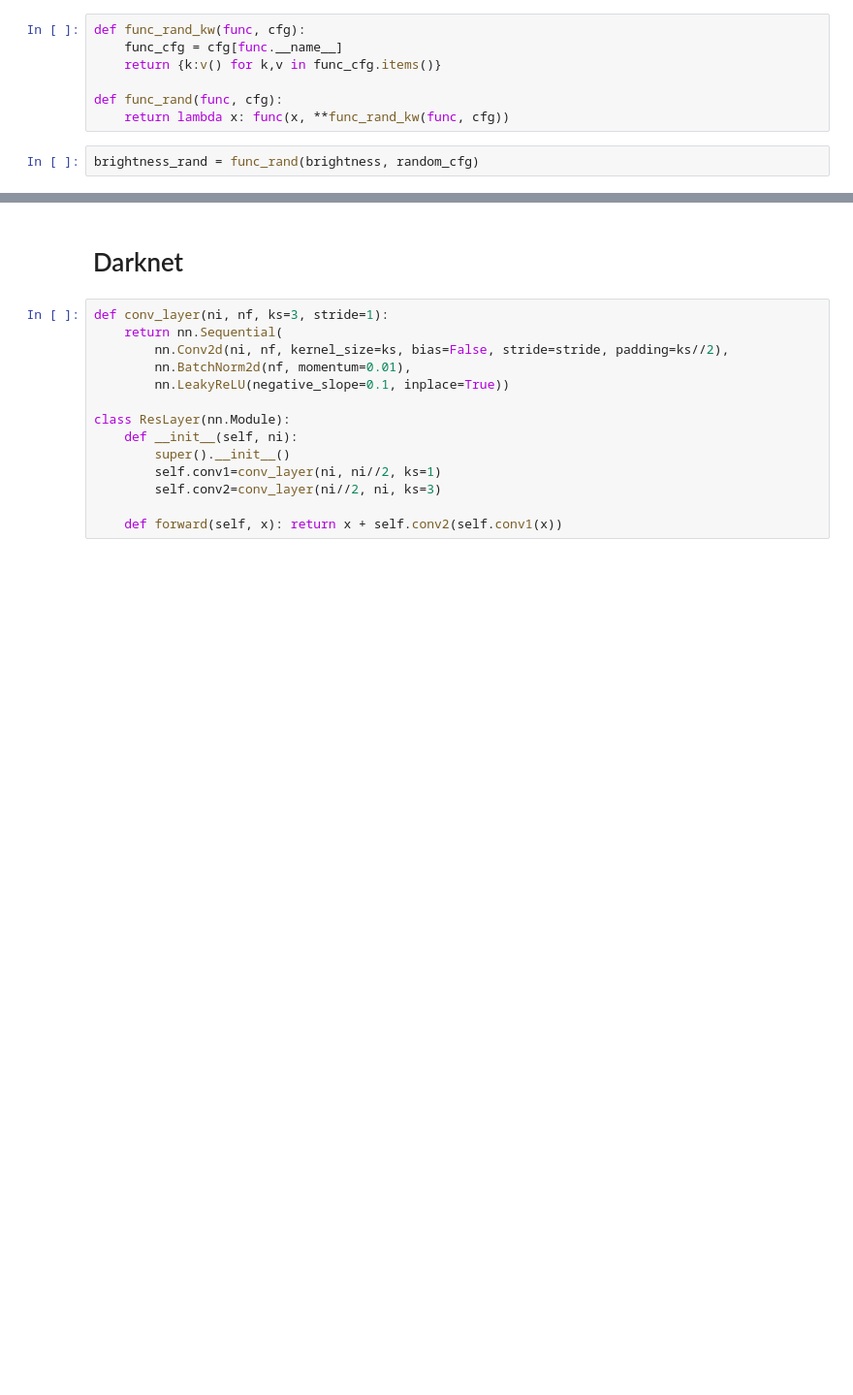
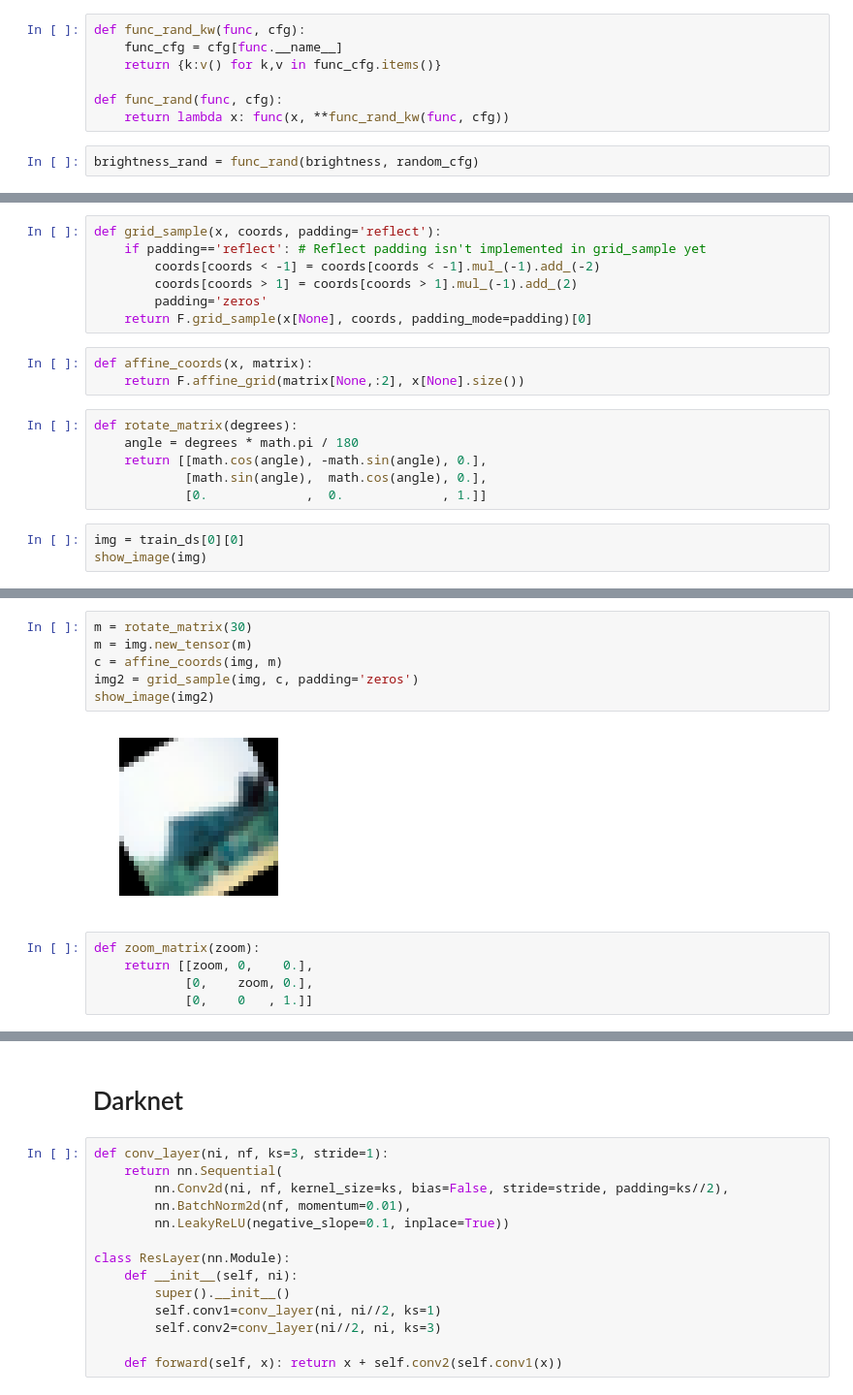
Before and after one commit to fastai/fastai_old, a Jupyter notebook: dev_nb/002_images.ipynb, the cells around one changed output, grey strips where cells are left out. Shown at 97% size. Cells and saved outputs as stored; diff of their text form; blank space fills up the shorter version.

Commit message:
affine

```diff
--- a/dev_nb/002_images.ipynb
+++ b/dev_nb/002_images.ipynb
@@ -209,0 +222,19 @@ show_image(brightness_rand(train_ds[0][0]))
+# %%
+def grid_sample(x, coords, padding='reflect'):
+    if padding=='reflect': # Reflect padding isn't implemented in grid_sample yet
+        coords[coords < -1] = coords[coords < -1].mul_(-1).add_(-2)
+        coords[coords > 1] = coords[coords > 1].mul_(-1).add_(2)
+        padding='zeros'
+    return F.grid_sample(x[None], coords, padding_mode=padding)[0]
+# %%
+def affine_coords(x, matrix):
+    return F.affine_grid(matrix[None,:2], x[None].size())
+# %%
+def rotate_matrix(degrees):
+    angle = degrees * math.pi / 180
+    return [[math.cos(angle), -math.sin(angle), 0.],
+            [math.sin(angle),  math.cos(angle), 0.],
+            [0.             ,  0.             , 1.]]
+# %%
+img = train_ds[0][0]
+show_image(img)
@@ -209,0 +243,13 @@ show_image(brightness_rand(train_ds[0][0]))
+# %%
+m = rotate_matrix(30)
+m = img.new_tensor(m)
+c = affine_coords(img, m)
+img2 = grid_sample(img, c, padding='zeros')
+show_image(img2)
+# %% [output]
+[figure, added]
+# %%
+def zoom_matrix(zoom):
+    return [[zoom, 0,    0.],
+            [0,    zoom, 0.],
+            [0,    0   , 1.]]
```
Also changed, not shown: parts of 33 cells of this notebook.
